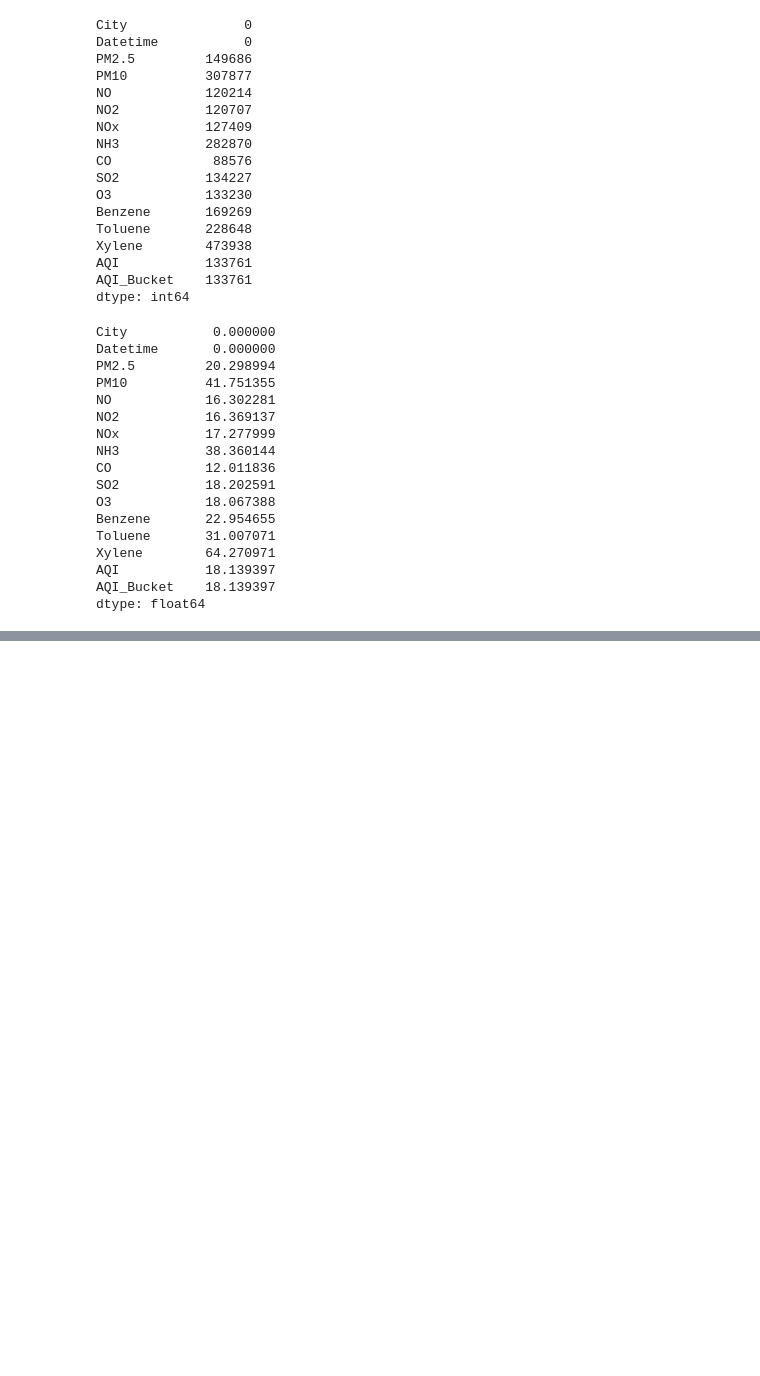
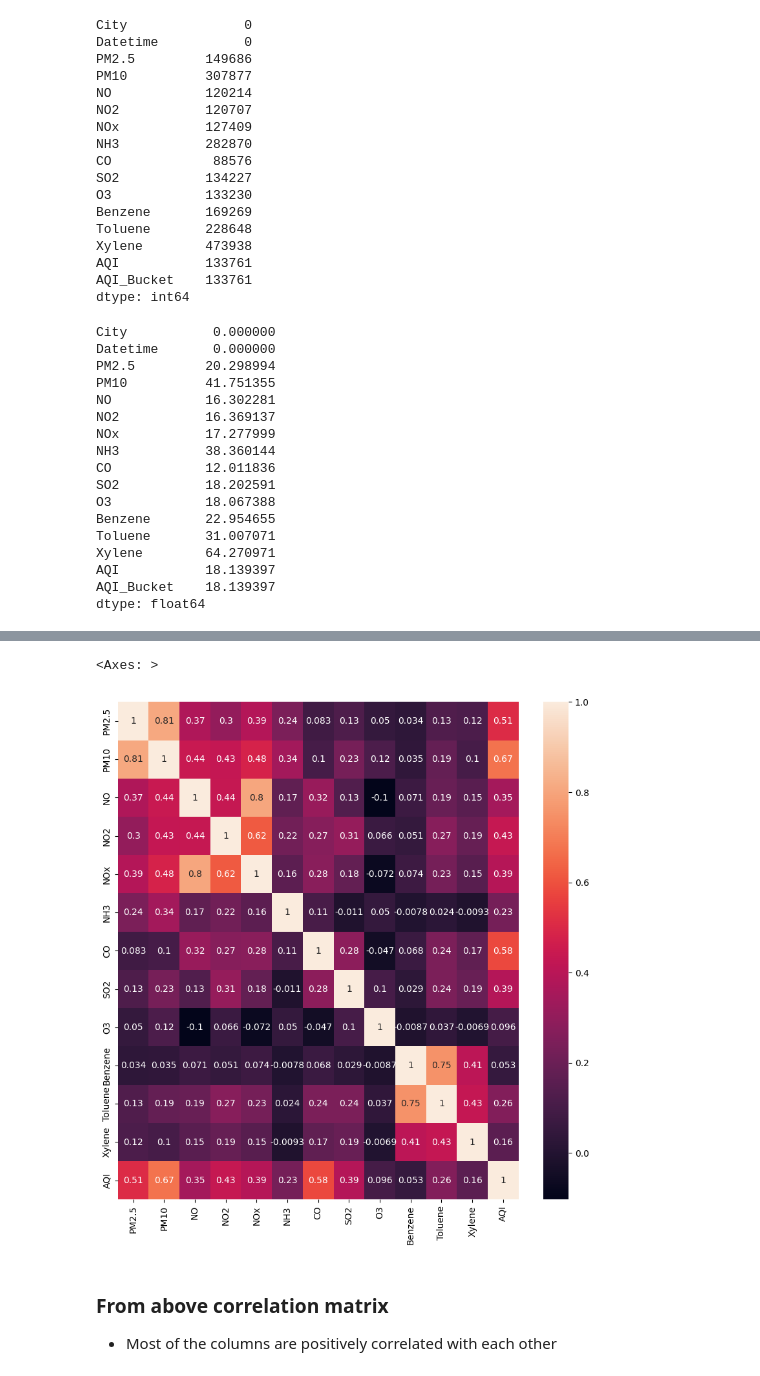
Before and after one commit to Naresh-Dhimal/Air_Quality_Bucket_Classification, a Jupyter notebook: notebooks/data_ingestion.ipynb, the cells around one changed output, grey strips where cells are left out. Drawn from its saved outputs; the diff is of its cells as text; code cells hidden in the pictures; blank space fills up the shorter version.

Commit message:
Data_profiling_completed

```diff
--- a/notebooks/data_ingestion.ipynb
+++ b/notebooks/data_ingestion.ipynb
@@ -21,4 +11,6 @@ To: g:\metro project\notebooks\air_quality_data.csv
+# %%
+# Specify the absolute file path
+file_path = "dataset/air_quality_data.csv"
 # %%
 # importing dataset and converting data into pandas dataframe
-df = pd.read_csv(filename)
-df.head(3)
+df = pd.read_csv(file_path)
@@ -144,0 +288,9 @@ dtype: float64
+# %%
+plt.figure(figsize=(10,10))
+sns.heatmap(df.corr(numeric_only=True), annot=True)
+# %% [output]
+<Axes: >
+[figure, added]
+# %% [markdown]
+### From above correlation matrix
+* Most of the columns are positively correlated with each other
```
Also changed, not shown: parts of 32 cells of this notebook, 2 other files.
